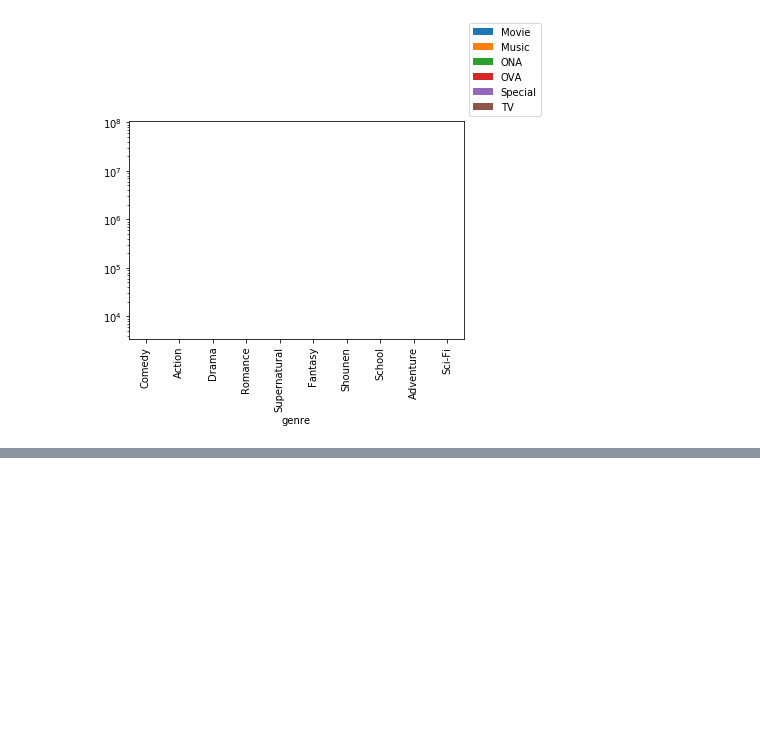
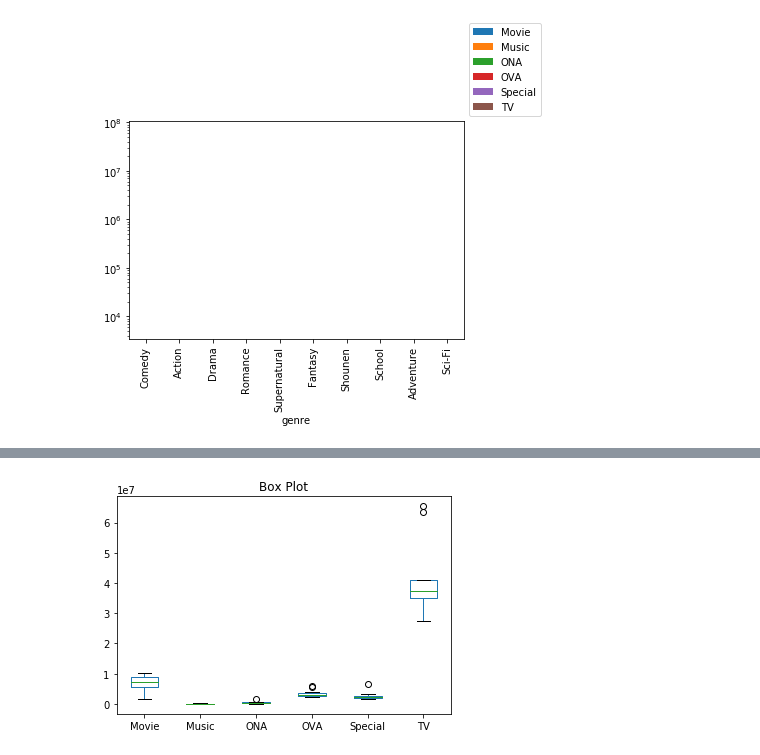
Before and after one commit to mocamocaland/jupyterbook_sample, a Jupyter notebook: pandas_sample_matplotlib_anime_3_10_5.ipynb, the cells around one changed output, grey strips where cells are left out. Cells and saved outputs as stored; diff of their text form; code cells hidden in the pictures; blank space fills up the shorter version.

```diff
--- a/pandas_sample_matplotlib_anime_3_10_5.ipynb
+++ b/pandas_sample_matplotlib_anime_3_10_5.ipynb
@@ -59,0 +74,7 @@ plt.show()
+# %%
+# 箱ひげ図を作成する
+ax = anime_genre_top10_pivoted_df.plot.box()
+ax.set_title('Box Plot')
+plt.show()
+# %% [output]
+[figure, added]
```
Also changed, not shown: parts of 3 cells of this notebook.
